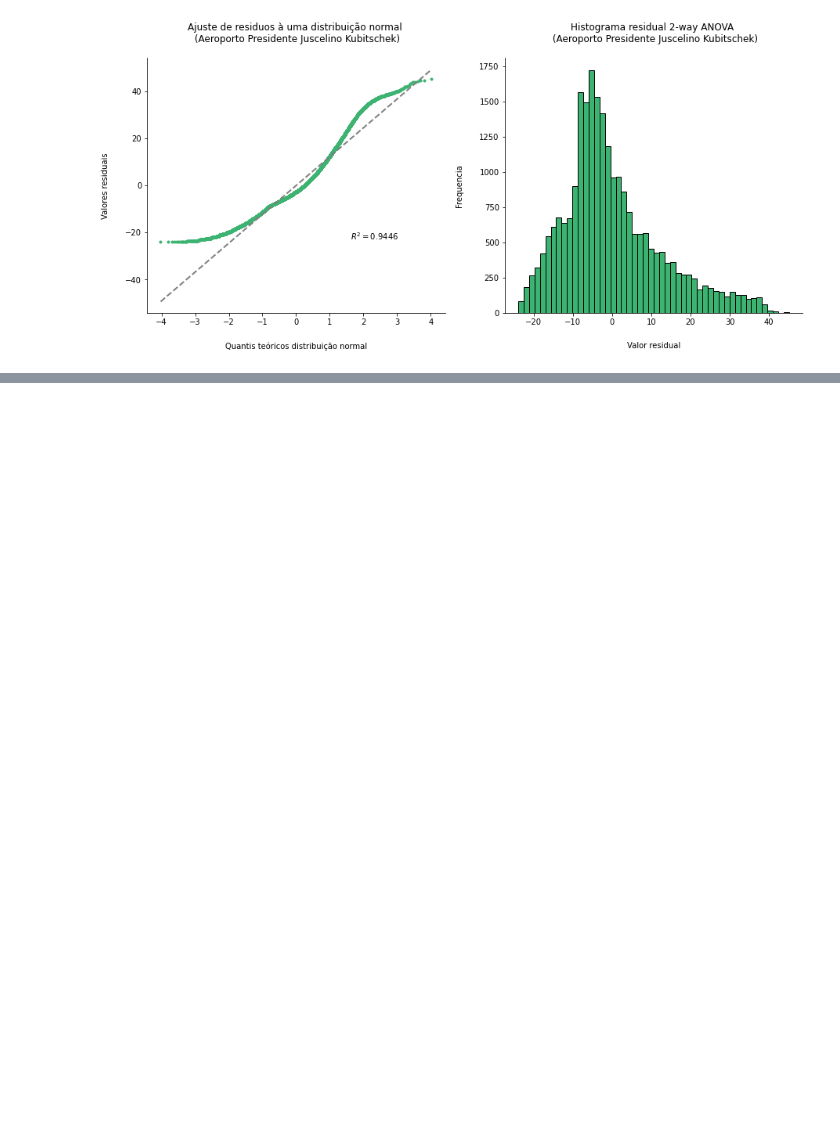
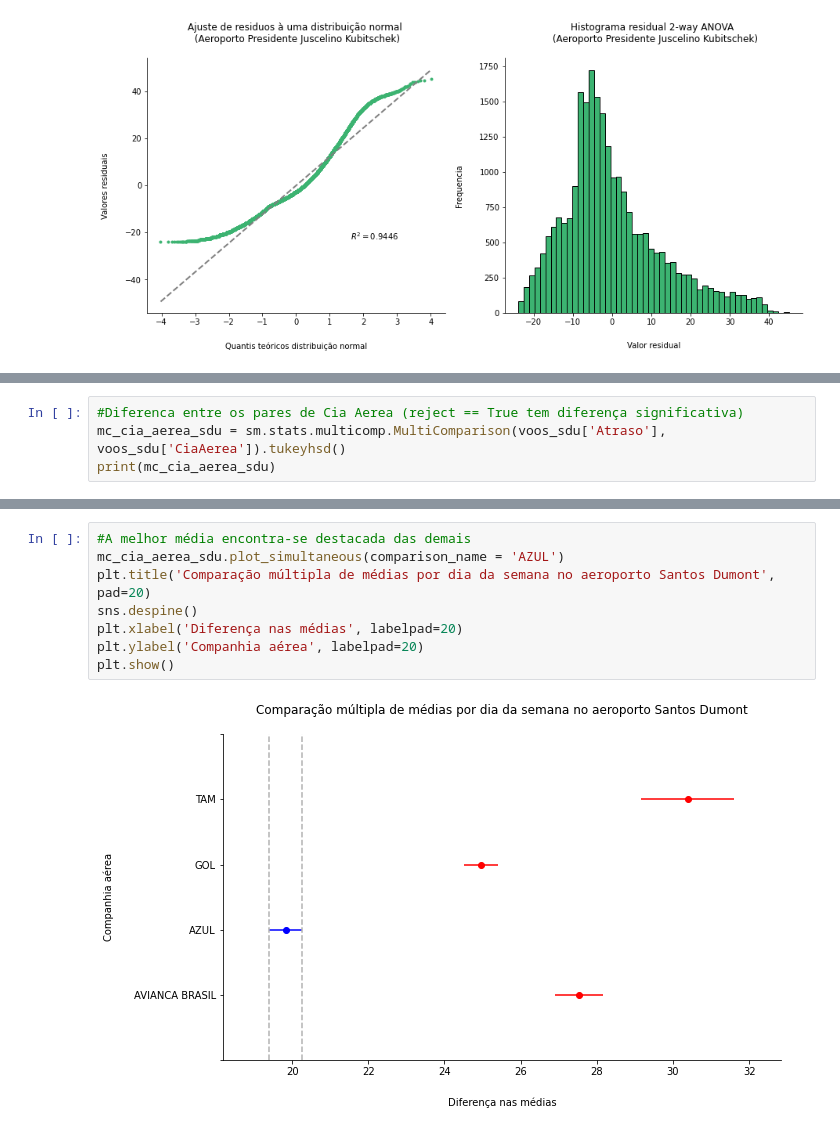
Before and after one commit to vinismachadoo/aviacao-civil-brasil, a Jupyter notebook: controle_estatistico_voos.ipynb, the cells around one changed output, grey strips where cells are left out. Drawn from its saved outputs; the diff is of its cells as text; blank space fills up the shorter version.

```diff
--- a/controle_estatistico_voos.ipynb
+++ b/controle_estatistico_voos.ipynb
@@ -420,0 +468,4 @@ plt.show()
+# %%
+#Diferenca entre os pares de Cia Aerea (reject == True tem diferença significativa)
+mc_cia_aerea_sdu = sm.stats.multicomp.MultiComparison(voos_sdu['Atraso'], voos_sdu['CiaAerea']).tukeyhsd()
+print(mc_cia_aerea_sdu)
@@ -420,0 +484,10 @@ plt.show()
+# %%
+#A melhor média encontra-se destacada das demais
+mc_cia_aerea_sdu.plot_simultaneous(comparison_name = 'AZUL')
+plt.title('Comparação múltipla de médias por dia da semana no aeroporto Santos Dumont', pad=20)
+sns.despine()
+plt.xlabel('Diferença nas médias', labelpad=20)
+plt.ylabel('Companhia aérea', labelpad=20)
+plt.show()
+# %% [output]
+[figure, added]
```
Also changed, not shown: parts of 9 cells of this notebook.
